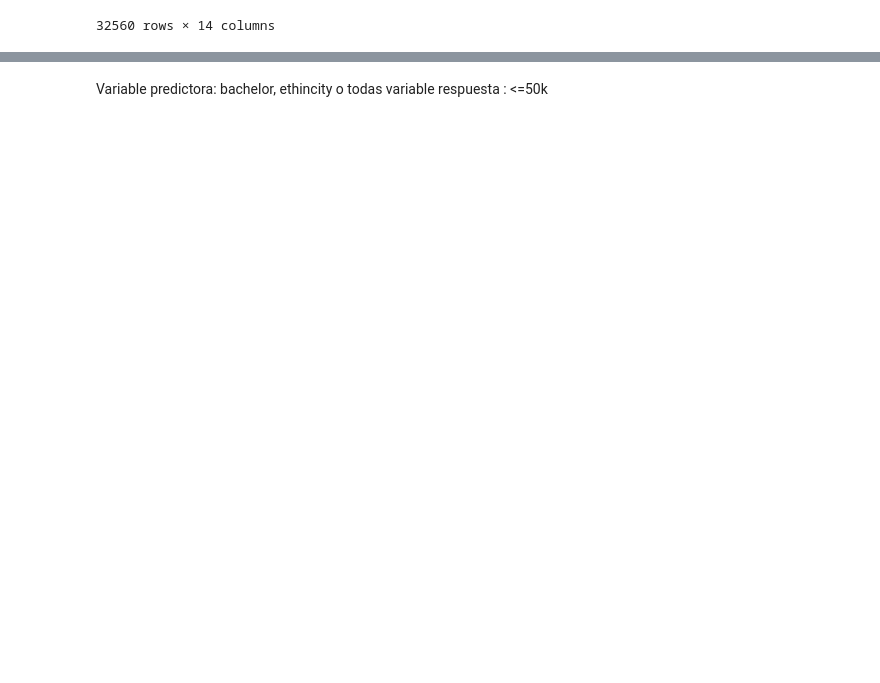
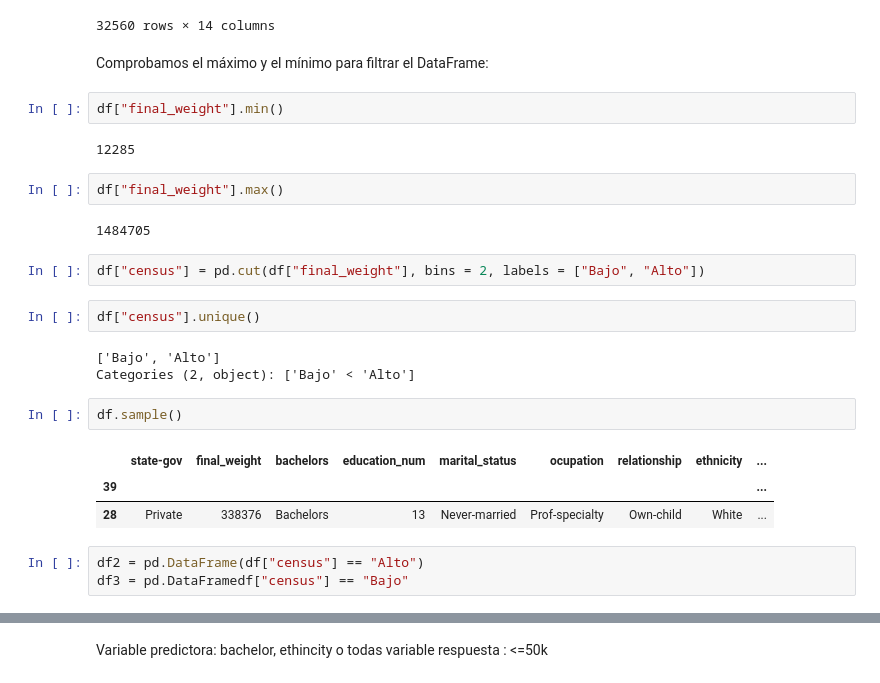
Before and after one commit to natigl/DA-bootcamp-MachineLearning, a Jupyter notebook: regresion_lineal/pp-intro-ML.ipynb, the cells around one changed output, grey strips where cells are left out. Cells and saved outputs as stored; diff of their text form; blank space fills up the shorter version.

```diff
--- a/regresion_lineal/pp-intro-ML.ipynb
+++ b/regresion_lineal/pp-intro-ML.ipynb
@@ -249,3 +233,29 @@ outliers_capital
 | 22 | Private | 201490 | HS-grad | 9 | Never-married | Adm-clerical | Own-child | White | ... |
 | 52 | Self-emp-inc | 287927 | HS-grad | 9 | Married-civ-spouse | Exec-managerial | Wife | White | ... |
 32560 rows × 14 columns
+# %% [markdown]
+Comprobamos el máximo y el mínimo para filtrar el DataFrame:
+# %%
+df["final_weight"].min()
+# %% [output]
+12285
+# %%
+df["final_weight"].max()
+# %% [output]
+1484705
+# %%
+df["census"] = pd.cut(df["final_weight"], bins = 2, labels = ["Bajo", "Alto"])
+# %%
+df["census"].unique()
+# %% [output]
+['Bajo', 'Alto']
+Categories (2, object): ['Bajo' < 'Alto']
+# %%
+df.sample()
+# %% [output]
+|  | state-gov | final_weight | bachelors | education_num | marital_status | ocupation | relationship | ethnicity | ... |
+| 39 |  |  |  |  |  |  |  |  | ... |
+| 28 | Private | 338376 | Bachelors | 13 | Never-married | Prof-specialty | Own-child | White | ... |
+# %%
+df2 = pd.DataFrame(df["census"] == "Alto")
+df3 = pd.DataFramedf["census"] == "Bajo"
```
Also changed, not shown: parts of 23 cells of this notebook.
